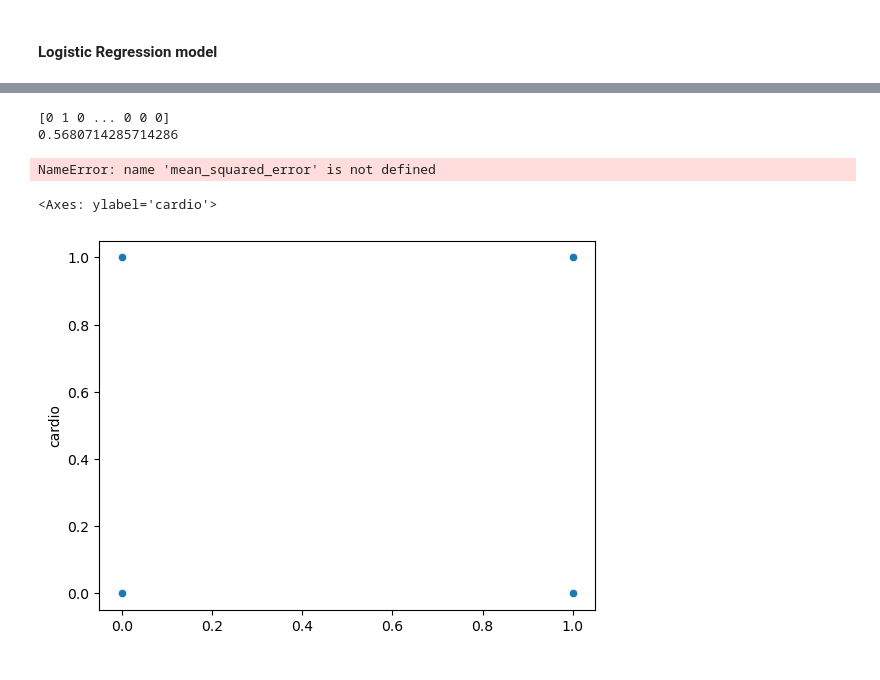
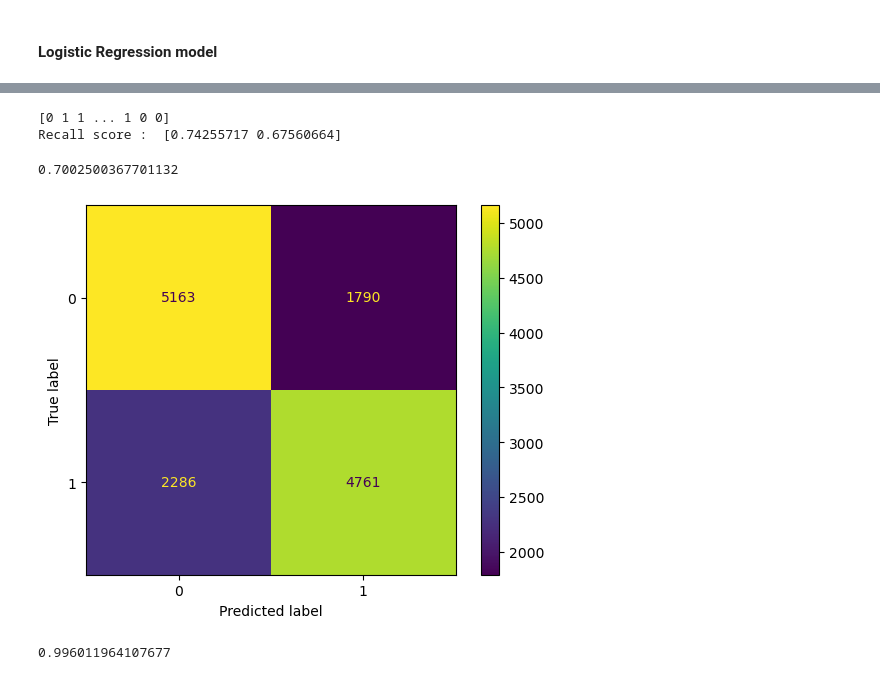
Before and after one commit to asfkfjhe/FDV, a Jupyter notebook: cvd_prediction/cvd_prediction.ipynb, the cells around one changed output, grey strips where cells are left out. Drawn from its saved outputs; the diff is of its cells as text; code cells hidden in the pictures.

```diff
--- a/cvd_prediction/cvd_prediction.ipynb
+++ b/cvd_prediction/cvd_prediction.ipynb
@@ -248,5 +242,5 @@ plt.show()
 # %%
-features = ['age', 'weight', 'cholesterol', 'gluc' ]
+features = ['age', 'weight', 'cholesterol', 'gluc', 'ap_hi', 'ap_lo', 'smoke', 'active' ]
 target_var = ['cardio']
 # %%
 X = data[features]
@@ -273,17 +283,21 @@ LogisticRegression()
 # %%
 y_pred = Regressor.predict(X_test)
 print(y_pred)
-print(Regressor.score(X_test, y_test))
-print("Mean Squared error : ", mean_squared_error(y_test, y_pred))
+print('Recall score : ', recall_score(y_test, y_pred, average=None))
+f1_score(y_test, y_pred)
+
 
 # print(y_pred[1], y_test[1])
 # %% [output]
-[0 1 0 ... 0 0 0]
-0.5680714285714286
+[0 1 1 ... 1 0 0]
+Recall score :  [0.74255717 0.67560664]
-NameError: name 'mean_squared_error' is not defined
+0.7002500367701132
-# %%
-sns.scatterplot(x= y_pred, y= y_test)
-# sns.scatterplot(y_test, y_pred, col)
-# %% [output]
-<Axes: ylabel='cardio'>
-[figure, removed]
+# %%
+from sklearn.metrics import confusion_matrix, ConfusionMatrixDisplay
+
+cm = confusion_matrix(y_test, y_pred, labels=Regressor.classes_)
+disp = ConfusionMatrixDisplay(confusion_matrix=cm,display_labels=Regressor.classes_)
+disp.plot()
+plt.show()
+# %% [output]
+[figure, added]
@@ -289,0 +308,5 @@ sns.scatterplot(x= y_pred, y= y_test)
+# %%
+y_pred = clf.predict(X_test)
+f1_score(y_test, y_pred)
+# %% [output]
+0.996011964107677
```
Also changed, not shown: parts of 11 cells of this notebook.
